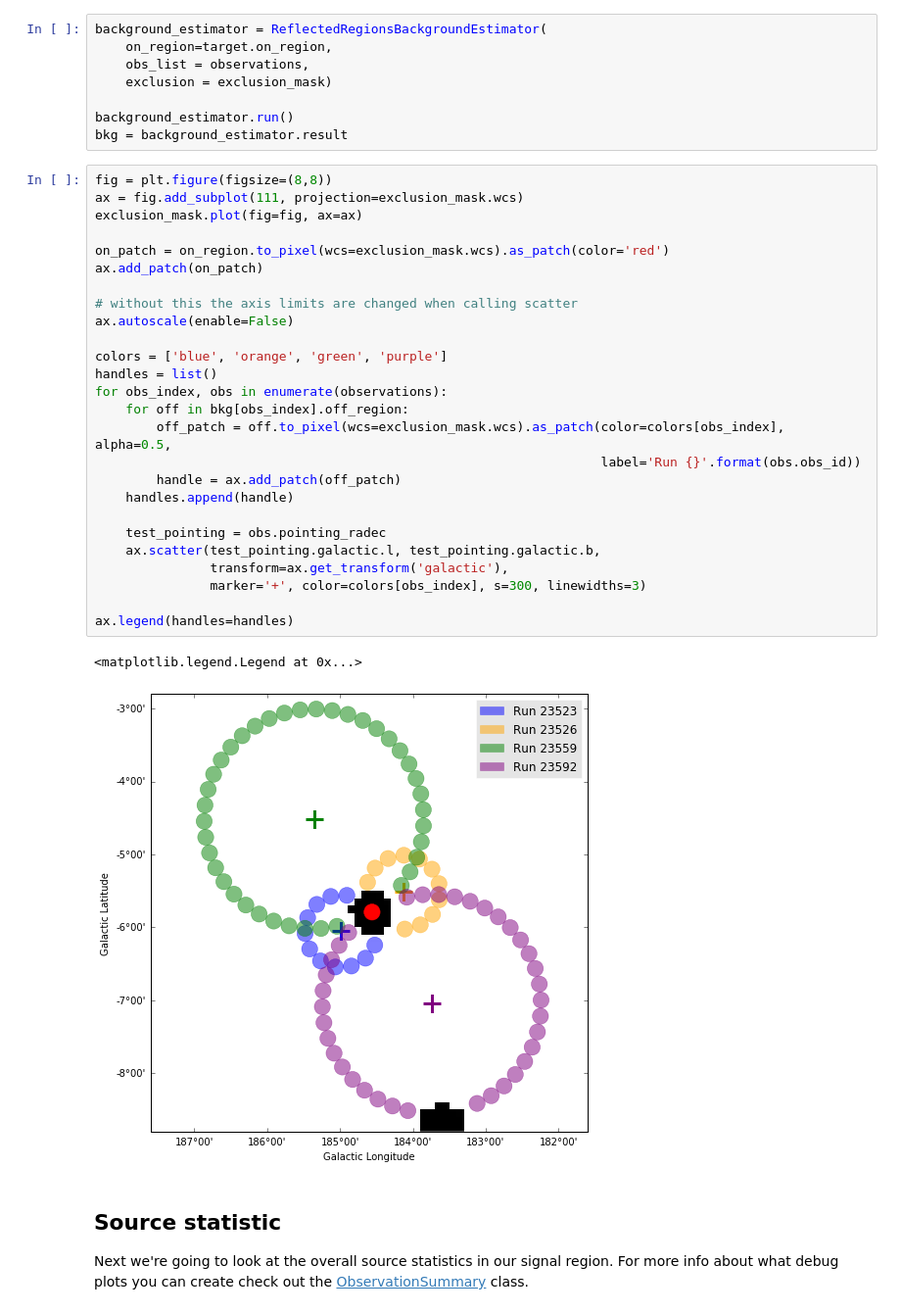
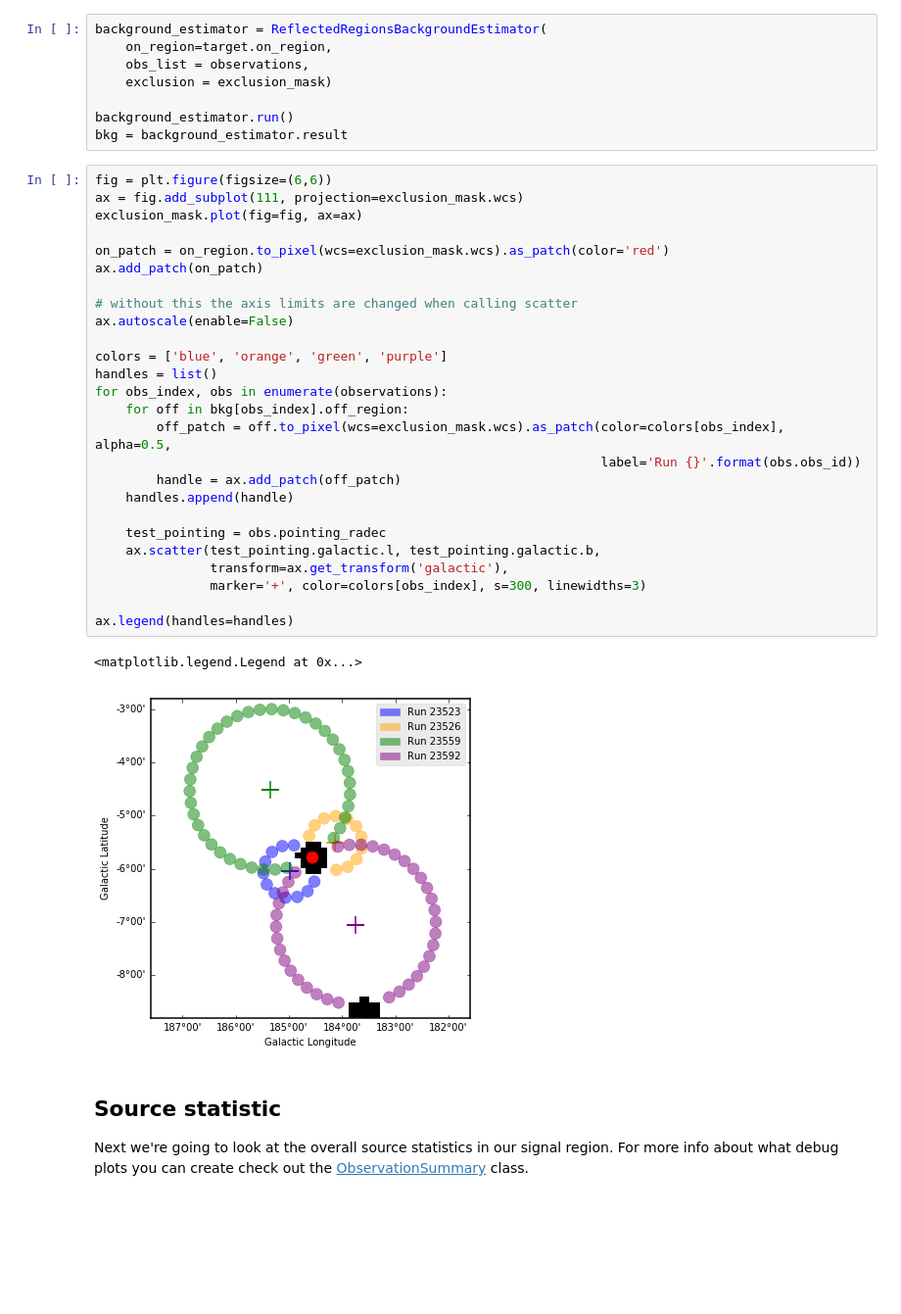
Before and after one commit to gammapy/gammapy-extra, a Jupyter notebook: notebooks/spectrum_analysis.ipynb, the cells around one changed output. Shown at 98% size. Drawn from its saved outputs; the diff is of its cells as text; blank space fills up the shorter version.

```diff
--- a/notebooks/spectrum_analysis.ipynb
+++ b/notebooks/spectrum_analysis.ipynb
@@ -140,34 +157,34 @@ background_estimator = ReflectedRegionsBackgroundEstimator(
 background_estimator.run()
 bkg = background_estimator.result
 # %%
-fig = plt.figure(figsize=(8,8))
+fig = plt.figure(figsize=(6,6))
 ax = fig.add_subplot(111, projection=exclusion_mask.wcs)
 exclusion_mask.plot(fig=fig, ax=ax)
 
 on_patch = on_region.to_pixel(wcs=exclusion_mask.wcs).as_patch(color='red')
 ax.add_patch(on_patch)
 
 # without this the axis limits are changed when calling scatter
 ax.autoscale(enable=False)
 
 colors = ['blue', 'orange', 'green', 'purple']
 handles = list()
 for obs_index, obs in enumerate(observations):
     for off in bkg[obs_index].off_region:
         off_patch = off.to_pixel(wcs=exclusion_mask.wcs).as_patch(color=colors[obs_index], alpha=0.5,
                                                                   label='Run {}'.format(obs.obs_id))
         handle = ax.add_patch(off_patch)
     handles.append(handle)
 
     test_pointing = obs.pointing_radec
     ax.scatter(test_pointing.galactic.l, test_pointing.galactic.b,
                transform=ax.get_transform('galactic'),
                marker='+', color=colors[obs_index], s=300, linewidths=3)
 
 ax.legend(handles=handles)
 # %% [output]
 <matplotlib.legend.Legend at 0x...>
-[figure, old version]
+[figure, new version]
 # %% [markdown]
 ## Source statistic
 
```
Also changed, not shown: parts of 9 cells of this notebook, 1 other file.
